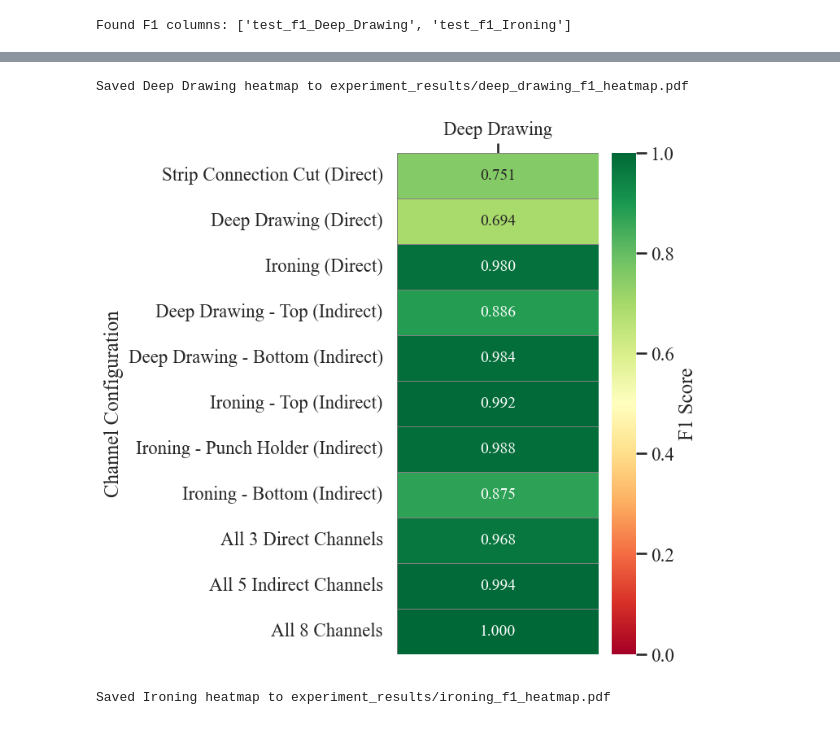
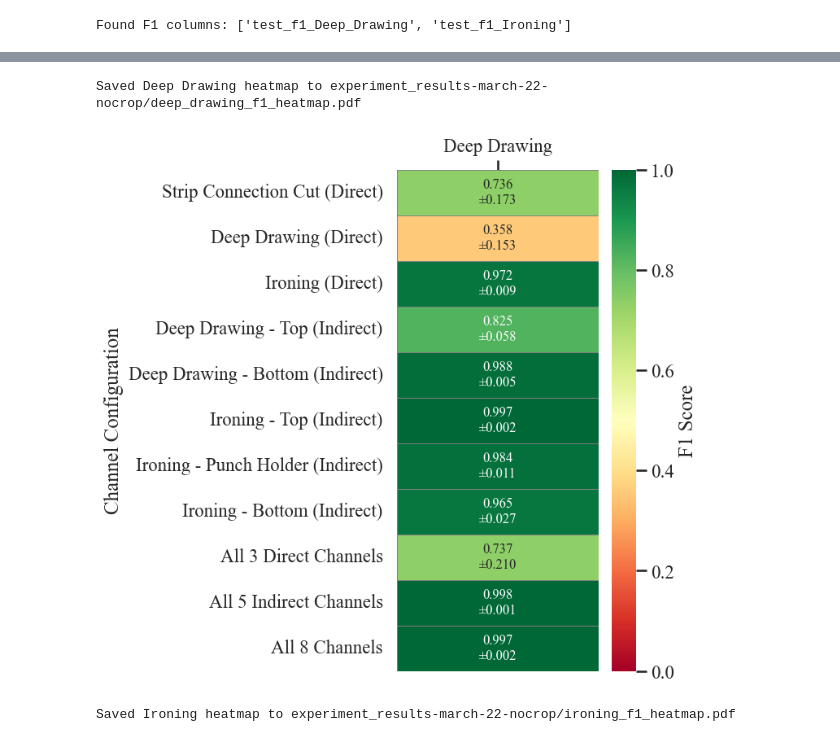
Before and after one commit to felixdivo/sheet-metal-forming-measurement-comparison, a Jupyter notebook: visualize_results.ipynb, the cells around one changed output, grey strips where cells are left out. Drawn from its saved outputs; the diff is of its cells as text; code cells hidden in the pictures.

Commit message:
Run for multiple seeds in one go, plot distribution acress seeds

```diff
--- a/visualize_results.ipynb
+++ b/visualize_results.ipynb
@@ -124,21 +131,28 @@ def parse_test_results(file_path):
     return result
 # %%
 # Load all test results from experiment_results directory
-results_dir = Path('experiment_results')
+results_dir = Path('experiment_results-march-22-nocrop')
+# results_dir = Path('experiment_results-march-19-crop-315')
 all_results = []
 
 if not results_dir.exists():
     raise FileNotFoundError(f"Directory {results_dir} does not exist. Run experiments first!")
 
-# Find all test_results.txt files
-test_result_files = list(results_dir.glob('*/test_results.txt'))
+# Find all test_results.txt files (supports nested seed directories)
+test_result_files = list(results_dir.glob('**/test_results.txt'))
 
 print(f"Found {len(test_result_files)} experiment result files")
 
 for result_file in sorted(test_result_files):
     try:
         result = parse_test_results(result_file)
-        result['experiment_name'] = result_file.parent.name
+        # Handle nested seed directories: e.g., target_ironing-ALL/seed_1/test_results.txt
+        rel_path = result_file.parent.relative_to(results_dir)
+        parts = rel_path.parts
+        if len(parts) >= 2 and parts[-1].startswith('seed_'):
+            result['experiment_name'] = parts[0]  # Base experiment name without seed
+        else:
+            result['experiment_name'] = parts[0]  # Flat structure fallback
         all_results.append(result)
     except Exception as e:
         print(f"Error parsing {result_file}: {e}")
@@ -351,6 +400,7 @@ Saved heatmap to experiment_results/f1_scores_heatmap.pdf
 # %%
 # Create separate heatmaps for each classification target
 # Labels positioned at top (horizontal) without "Prediction Target" text
+# When multi-seed: shows mean ± std annotations
 
 for target_col in f1_cols:
     target_name = target_col.replace('test_f1_', '').replace('_', ' ')
@@ -363,48 +413,68 @@ for target_col in f1_cols:
         print(f"No data for {target_name}")
         continue
 
-    # Create pivot table - just one column since we're filtering by target
-    pivot = pd.DataFrame({
-        target_name: df_target.set_index('channels_label')[target_col]
-    })
+    if has_multiple_seeds:
+        # Aggregate across seeds: mean and std per channel configuration
+        pivot_mean = df_target.groupby('channels_label')[target_col].mean()
+        pivot_std = df_target.groupby('channels_label')[target_col].std()
+        pivot = pd.DataFrame({target_name: pivot_mean})
+    else:
+        # Single seed: just one value per configuration
+        pivot = pd.DataFrame({
+            target_name: df_target.set_index('channels_label')[target_col]
+        })
 
     # Sort using canonical order
     sort_keys = [(get_canonical_sort_key(idx, label_to_channels.get(idx)), idx) for idx in pivot.index]
     sorted_indices = [x[1] for x in sorted(sort_keys)]
     pivot = pivot.loc[sorted_indices]
 
+    # Build annotations
+    if has_multiple_seeds:
+        pivot_std_sorted = pivot_std.loc[sorted_indices]
+        annot_arr = np.empty(pivot.shape, dtype=object)
+        for i, idx in enumerate(pivot.index):
+            mean_val = pivot.loc[idx, target_name]
+            std_val = pivot_std_sorted.loc[idx]
+            annot_arr[i, 0] = f"{mean_val:.3f}\n\u00B1{std_val:.3f}"
+        annot = annot_arr
+        fmt = ''
+    else:
+        annot = True
+        fmt = '.3f'
+
     # Plot the heatmap
     fig, ax = plt.subplots(figsize=(4, max(8, len(pivot) * 0.45)))
 
     sns.heatmap(
         pivot,
-        annot=True,
-        fmt='.3f',
+        annot=annot,
+        fmt=fmt,
         cmap='RdYlGn',
         vmin=0,
         vmax=1,
         cbar_kws={'label': 'F1 Score'},
         ax=ax,
         linewidths=0.5,
         linecolor='gray',
-        annot_kws={'fontsize': 14}
+        annot_kws={'fontsize': 12 if has_multiple_seeds else 14}
     )
 
     # Move x-axis labels to top and make horizontal
     ax.xaxis.set_label_position('top')
     ax.xaxis.tick_top()
     ax.set_xticklabels(ax.get_xticklabels(), rotation=0, ha='center')
 
     # Remove x-axis label (no "Prediction Target")
     ax.set_xlabel('')
     ax.set_ylabel('Channel Configuration')
     ax.set_yticklabels(ax.get_yticklabels(), rotation=0)
 
     plt.savefig(results_dir / f'{target_filename}_f1_heatmap.pdf', bbox_inches='tight', pad_inches=0, dpi=300)
     plt.savefig(results_dir / f'{target_filename}_f1_heatmap.png', bbox_inches='tight', pad_inches=0, dpi=300)
     print(f"Saved {target_name} heatmap to {results_dir / f'{target_filename}_f1_heatmap.pdf'}")
     plt.show()
 # %% [output]
-Saved Deep Drawing heatmap to experiment_results/deep_drawing_f1_heatmap.pdf
+Saved Deep Drawing heatmap to experiment_results-march-22-nocrop/deep_drawing_f1_heatmap.pdf
-[figure, old version]
+[figure, new version]
-Saved Ironing heatmap to experiment_results/ironing_f1_heatmap.pdf
+Saved Ironing heatmap to experiment_results-march-22-nocrop/ironing_f1_heatmap.pdf
```
Also changed, not shown: parts of 7 cells of this notebook, 4 other files.
